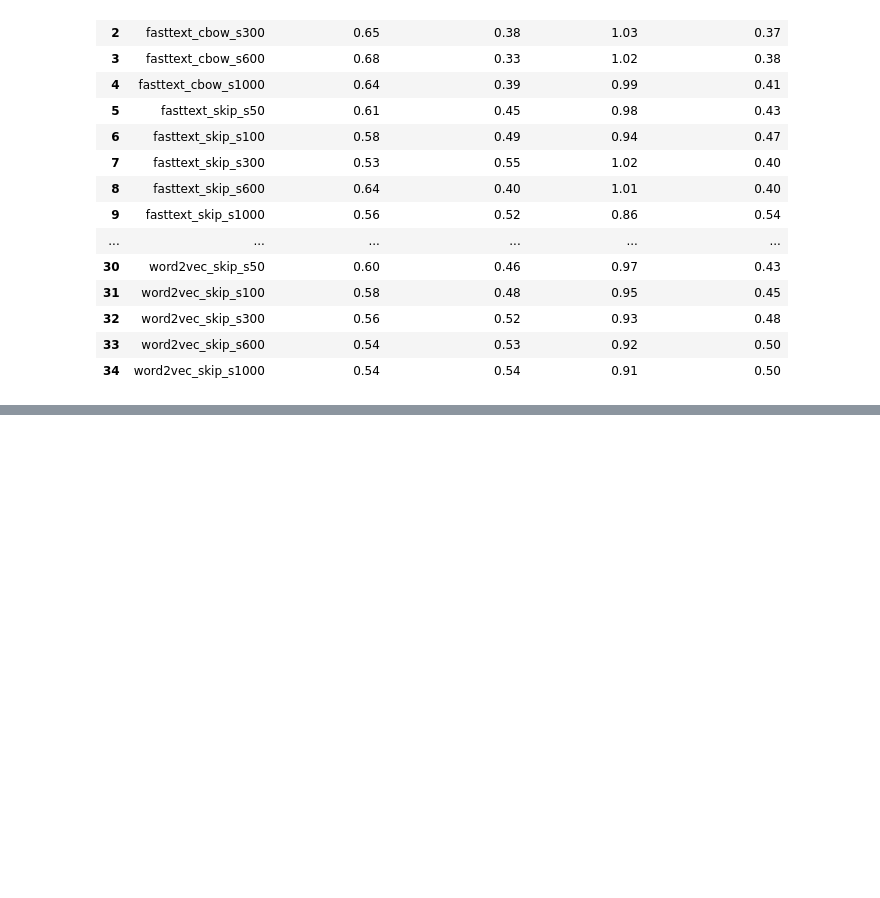
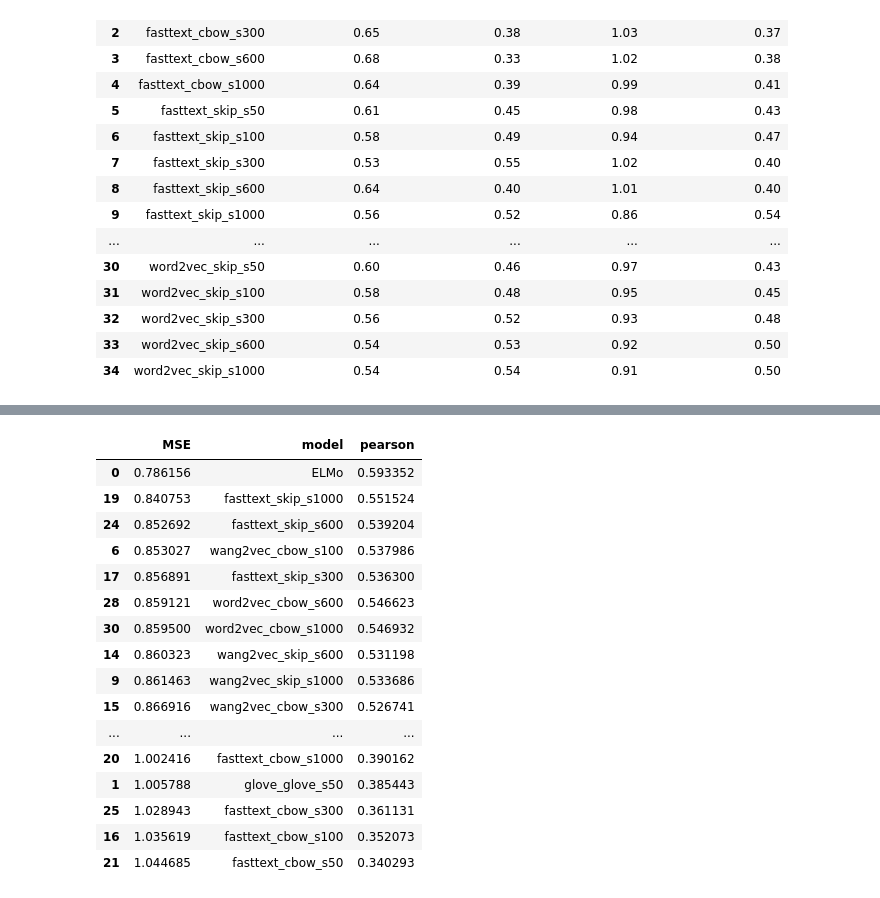
Before and after one commit to ruanchaves/elmo, a Jupyter notebook: Resultados.ipynb, the cells around one changed output, grey strips where cells are left out. Cells and saved outputs as stored; diff of their text form; code cells hidden in the pictures; blank space fills up the shorter version.

```diff
--- a/Resultados.ipynb
+++ b/Resultados.ipynb
@@ -173,3 +152,28 @@ style_df
 | 32 | word2vec_skip_s300 | 0.56 | 0.52 | 0.556466 | 0.518784 | 0.00353415 |
 | 30 | word2vec_skip_s50 | 0.60 | 0.46 | 0.59852 | 0.462352 | 0.00148024 |
 | 33 | word2vec_skip_s600 | 0.54 | 0.53 | 0.544864 | 0.533874 | -0.00486436 |
+# %%
+with open('stats-1563548742.json','r') as f:
+    table = json.load(f)
+
+df2019 = pd.DataFrame(table)
+
+df2019.sort_values(by='MSE')
+# %% [output]
+|  | MSE | model | pearson |
+| 0 | 0.786156 | ELMo | 0.593352 |
+| 19 | 0.840753 | fasttext_skip_s1000 | 0.551524 |
+| 24 | 0.852692 | fasttext_skip_s600 | 0.539204 |
+| 6 | 0.853027 | wang2vec_cbow_s100 | 0.537986 |
+| 17 | 0.856891 | fasttext_skip_s300 | 0.536300 |
+| 28 | 0.859121 | word2vec_cbow_s600 | 0.546623 |
+| 30 | 0.859500 | word2vec_cbow_s1000 | 0.546932 |
+| 14 | 0.860323 | wang2vec_skip_s600 | 0.531198 |
+| 9 | 0.861463 | wang2vec_skip_s1000 | 0.533686 |
+| 15 | 0.866916 | wang2vec_cbow_s300 | 0.526741 |
+| ... | ... | ... | ... |
+| 20 | 1.002416 | fasttext_cbow_s1000 | 0.390162 |
+| 1 | 1.005788 | glove_glove_s50 | 0.385443 |
+| 25 | 1.028943 | fasttext_cbow_s300 | 0.361131 |
+| 16 | 1.035619 | fasttext_cbow_s100 | 0.352073 |
+| 21 | 1.044685 | fasttext_cbow_s50 | 0.340293 |
```
Also changed, not shown: parts of 6 cells of this notebook, 5 other files.
